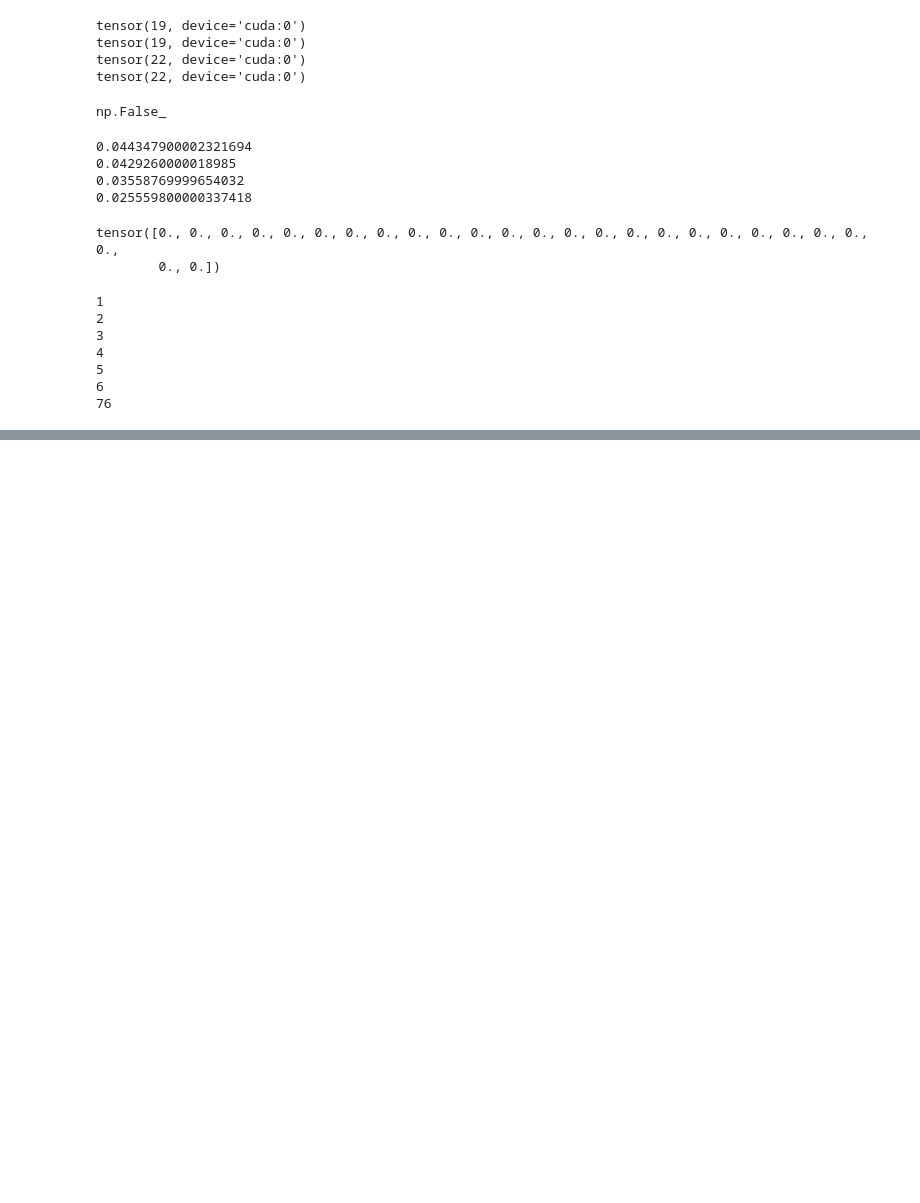
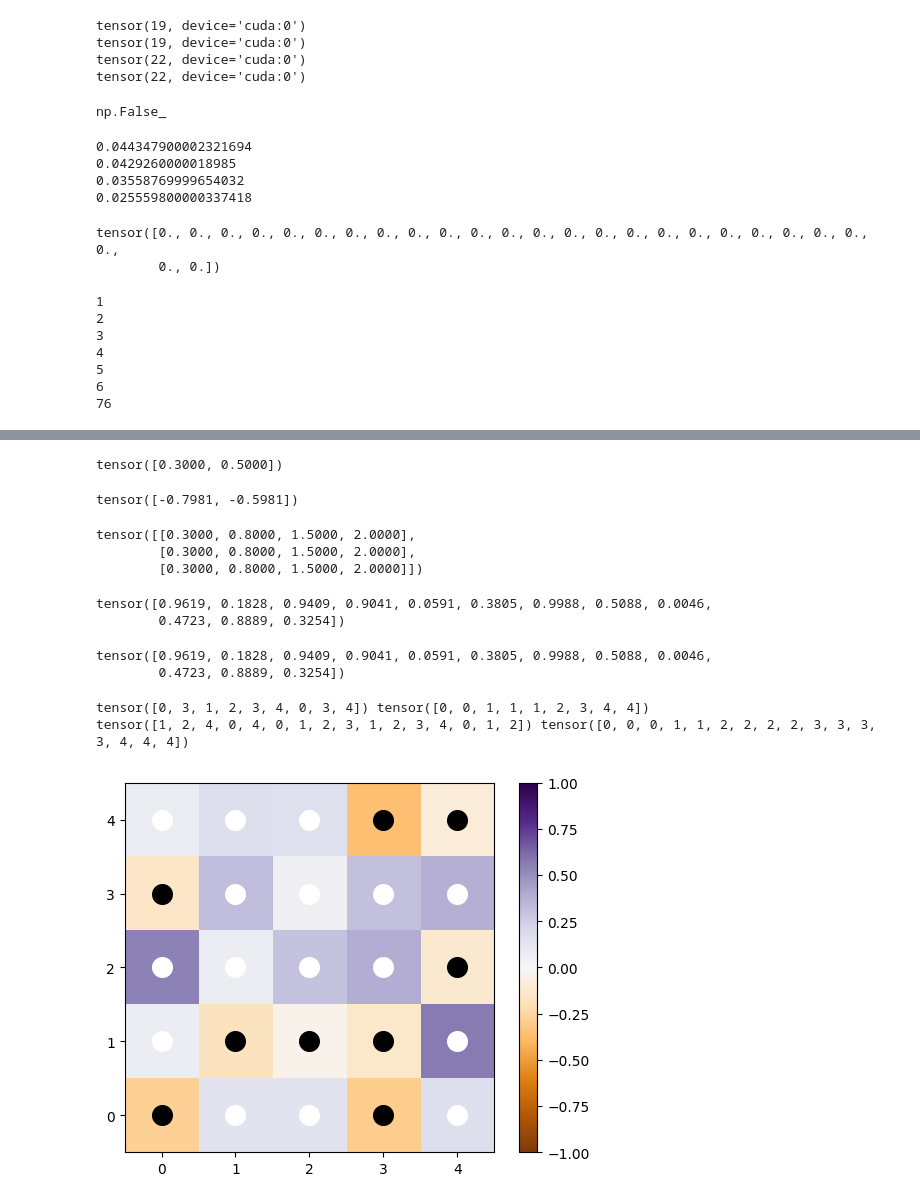
Before and after one commit to HansLuft778/Bitburner, a Jupyter notebook: http_server/gorg.ipynb, the cells around one changed output, grey strips where cells are left out. Drawn from its saved outputs; the diff is of its cells as text; code cells hidden in the pictures; blank space fills up the shorter version.

```diff
--- a/http_server/gorg.ipynb
+++ b/http_server/gorg.ipynb
@@ -301,0 +449,60 @@ for b in a:
+# %%
+a = torch.tensor([0.3, 0.5, 0.7, 0.5])
+print(a[:2])
+torch.nn.functional.log_softmax(a[:2], dim=0)
+# %% [output]
+tensor([0.3000, 0.5000])
+tensor([-0.7981, -0.5981])
+# %%
+a = torch.tensor([[0.3, 0.5, 0.7, 0.5],[0.3, 0.5, 0.7, 0.5],[0.3, 0.5, 0.7, 0.5]])
+torch.cumsum(a, dim=1)
+# %% [output]
+tensor([[0.3000, 0.8000, 1.5000, 2.0000],
+        [0.3000, 0.8000, 1.5000, 2.0000],
+        [0.3000, 0.8000, 1.5000, 2.0000]])
+# %%
+import torch
+
+a = torch.rand(12)
+print(a)
+torch.floor(a[2])
+a
+# %% [output]
+tensor([0.9619, 0.1828, 0.9409, 0.9041, 0.0591, 0.3805, 0.9988, 0.5088, 0.0046,
+        0.4723, 0.8889, 0.3254])
+tensor([0.9619, 0.1828, 0.9409, 0.9041, 0.0591, 0.3805, 0.9988, 0.5088, 0.0046,
+        0.4723, 0.8889, 0.3254])
+# %%
+import matplotlib.pyplot as plt
+
+a = torch.tensor(
+    [
+        [
+            [-0.2741, 0.1356, 0.1368, -0.2939, 0.1632],
+            [0.0639, -0.1696, -0.0322, -0.1380, 0.5666],
+            [0.5406, 0.0668, 0.3042, 0.3863, -0.1193],
+            [-0.1446, 0.3241, 0.0473, 0.3114, 0.3818],
+            [0.0719, 0.1603, 0.1496, -0.3603, -0.0869],
+        ]
+    ]
+).squeeze(0)
+# %%
+black_y, black_x = torch.where(a < 0)
+white_y, white_x = torch.where(a > 0)
+
+print(black_x, black_y)
+print(white_x, white_y)
+# %% [output]
+tensor([0, 3, 1, 2, 3, 4, 0, 3, 4]) tensor([0, 0, 1, 1, 1, 2, 3, 4, 4])
+tensor([1, 2, 4, 0, 4, 0, 1, 2, 3, 1, 2, 3, 4, 0, 1, 2]) tensor([0, 0, 0, 1, 1, 2, 2, 2, 2, 3, 3, 3, 3, 4, 4, 4])
+# %%
+fig, ax = plt.subplots()
+
+im = ax.imshow(a.numpy(), cmap="PuOr", interpolation="nearest", vmin=-1, vmax=1, origin="lower")
+
+ax.scatter(black_x, black_y, c="black", s=200, alpha=1)
+ax.scatter(white_x, white_y, c="white", s=200, alpha=1)
+
+cbar = fig.colorbar(im, ax=ax)
+# %% [output]
+[figure, added]
```
Also changed, not shown: parts of 20 cells of this notebook, 2 other files.
